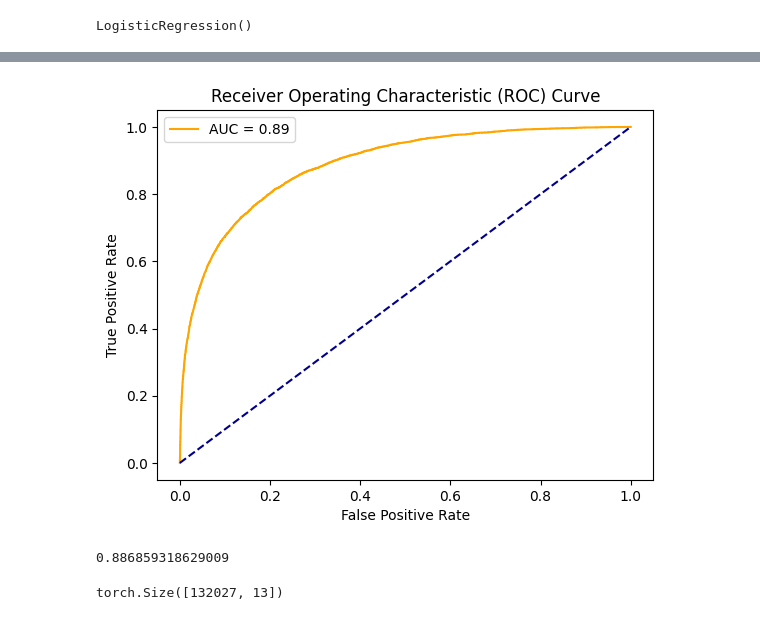
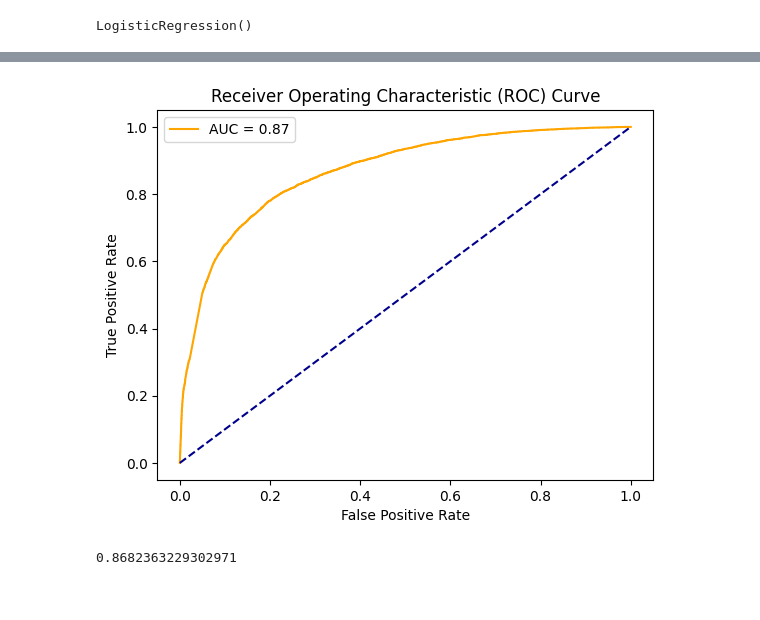
Before and after one commit to raulghosh/KaggleBankCustomerChurn, a Jupyter notebook: Churn_Prediction.ipynb, the cells around one changed output, grey strips where cells are left out. Cells and saved outputs as stored; diff of their text form; code cells hidden in the pictures.

Commit message:
Kaggle Notebook | CustomerChurn | Version 8 | NN with dropout

```diff
--- a/Churn_Prediction.ipynb
+++ b/Churn_Prediction.ipynb
@@ -222,7 +299,7 @@ model_logistic.fit(X_train,y_train)
 LogisticRegression()
 # %%
 # Make predictions
-y_probs = model_logistic.predict_proba(X_test)[:, 1]  # Probabilities of the positive class
+y_probs_logistic = model_logistic.predict_proba(val_X)[:, 1]  # Probabilities of the positive class
 # %%
 def AUC(y_test,y_probs):
     auc = roc_auc_score(y_test, y_probs)
@@ -273,9 +350,8 @@ from sklearn.preprocessing import StandardScaler
 
 scaler = StandardScaler()
 
-# Assuming X_train and X_test are your training and testing feature sets
-X_train_scaled = scaler.fit_transform(X_train)
-X_test_scaled = scaler.transform(X_test)
+X_train_scaled = scaler.fit_transform(train_X)
+X_test_scaled = scaler.transform(val_X)
 # %%
 X_train_scaled
 # %% [output]
@@ -300,9 +376,9 @@ from torch.utils.data import DataLoader, TensorDataset
 
 # Convert data to PyTorch tensors
 X_train_tensor = torch.tensor(X_train_scaled, dtype=torch.float32)
-y_train_tensor = torch.tensor(y_train, dtype=torch.float32)
+y_train_tensor = torch.tensor(train_y, dtype=torch.float32)
 X_test_tensor = torch.tensor(X_test_scaled, dtype=torch.float32)
-y_test_tensor = torch.tensor(y_test.values, dtype=torch.float32)
+y_test_tensor = torch.tensor(val_y.values, dtype=torch.float32)
 
 # Create datasets
 train_dataset = TensorDataset(X_train_tensor, y_train_tensor)
@@ -311,16 +387,23 @@ test_dataset = TensorDataset(X_test_tensor, y_test_tensor)
 train_loader = DataLoader(dataset=train_dataset, batch_size=64, shuffle=True)
 test_loader = DataLoader(dataset=test_dataset, batch_size=64, shuffle=False)
 # %%
+import torch.nn as nn
+import torch.nn.functional as F
+
 class Net(nn.Module):
     def __init__(self):
         super(Net, self).__init__()
-        self.fc1 = nn.Linear(X_train.shape[1], 12)
-        self.fc2 = nn.Linear(12, 8)
-        self.fc3 = nn.Linear(8, 1)
+        self.fc1 = nn.Linear(train_X.shape[1], 12)
+        self.dropout1 = nn.Dropout(0.5)  # Dropout layer
+        self.fc2 = nn.Linear(12, 6)
+#         self.dropout2 = nn.Dropout(0.5)  # Another dropout layer
+        self.fc3 = nn.Linear(6, 1)
 
     def forward(self, x):
         x = F.relu(self.fc1(x))
+        x = self.dropout1(x)  # Apply dropout
         x = F.relu(self.fc2(x))
+#         x = self.dropout2(x)  # Apply dropout
         x = torch.sigmoid(self.fc3(x))
         return x
 
@@ -344,11 +427,7 @@ with torch.no_grad():
         outputs = net(inputs)
         y_probs.extend(outputs.squeeze().numpy())
 # %%
-AUC(y_test,y_probs)
+AUC(val_y,y_probs)
 # %% [output]
-[figure, old version]
+[figure, new version]
-0.886859318629009
+0.8682363229302971
-# %%
-X_train_tensor.shape
-# %% [output]
-torch.Size([132027, 13])
```
Also changed, not shown: parts of 56 cells of this notebook.
